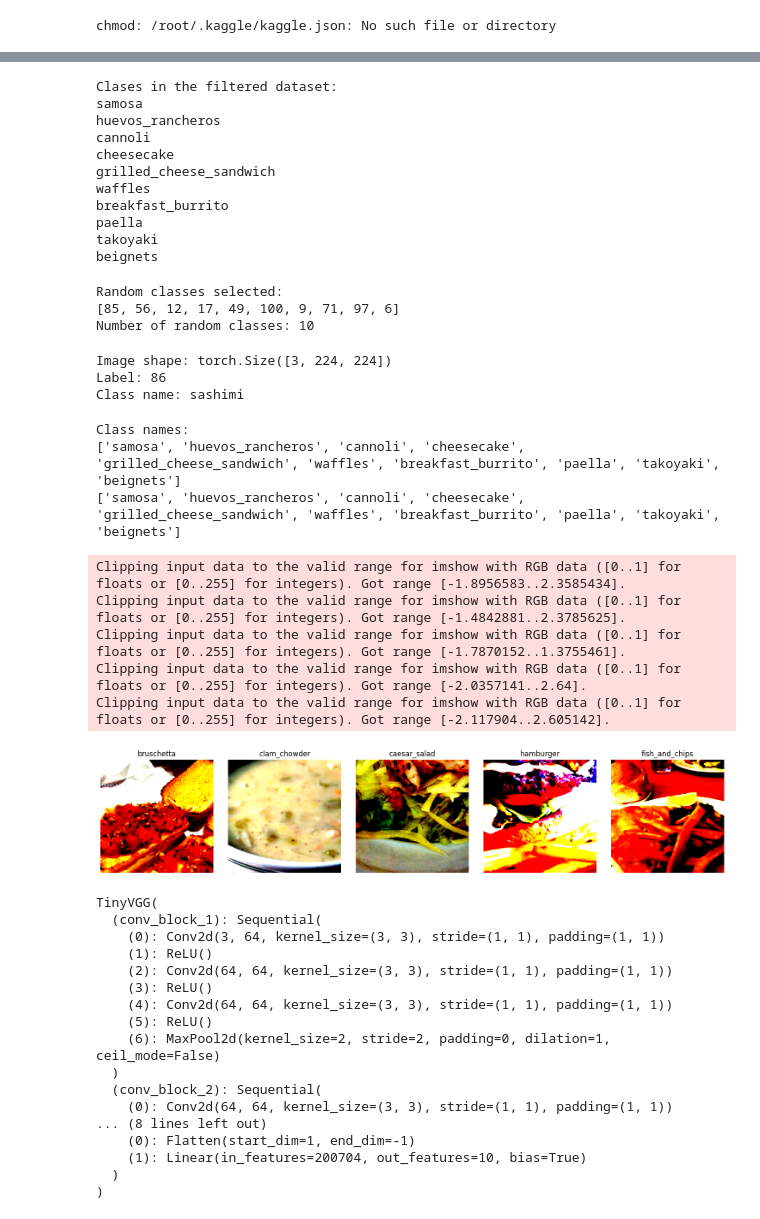
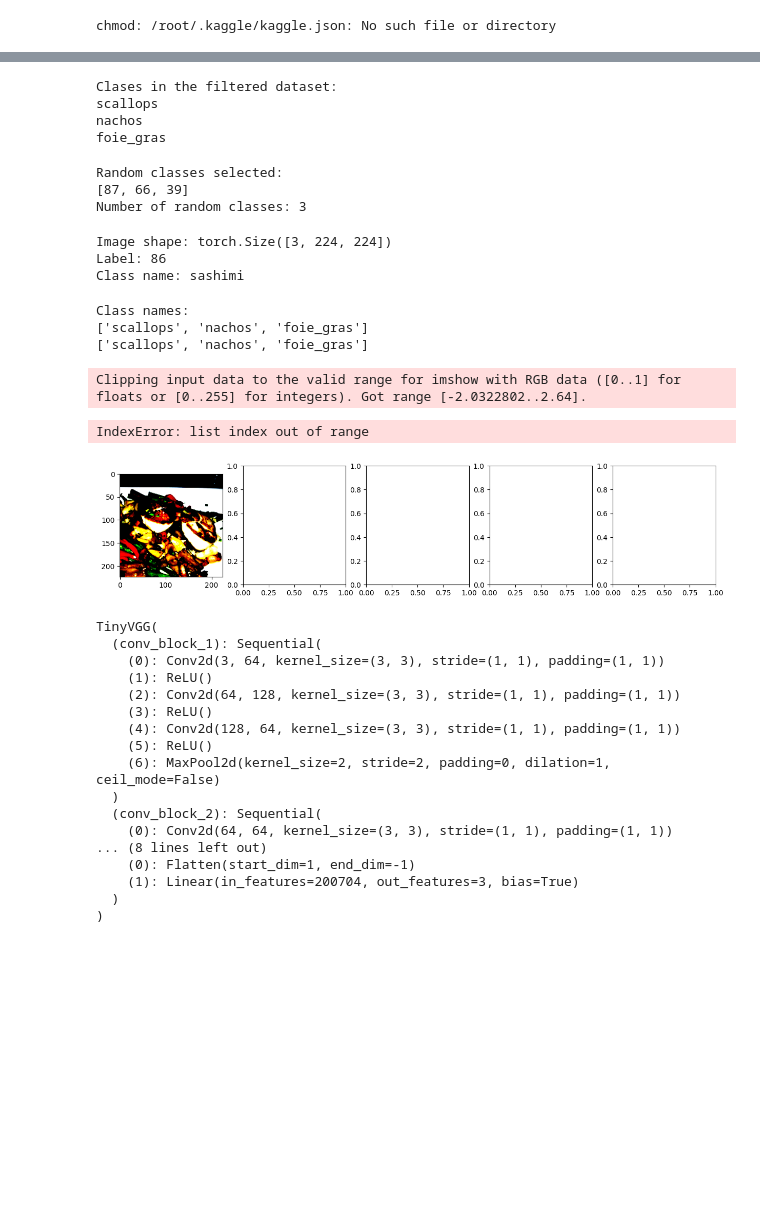
Before and after one commit to dkonuk/pytorch, a Jupyter notebook: Pytorch_deep_learning/Food101_full_dataset.ipynb, the cells around one changed output, grey strips where cells are left out. Cells and saved outputs as stored; diff of their text form; code cells hidden in the pictures; blank space fills up the shorter version.

```diff
--- a/Pytorch_deep_learning/Food101_full_dataset.ipynb
+++ b/Pytorch_deep_learning/Food101_full_dataset.ipynb
@@ -50,7 +58,7 @@ from torch.utils.data import Subset
 import random
 
 all_classes = food101_train.classes
-num_classes_to_use = 10 # Change this value to the number of classes you want to use
+num_classes_to_use = 3 # Change this value to the number of classes you want to use
 random_classes = random.sample(range(len(all_classes)), num_classes_to_use)
 
 def filter_dataset(dataset, class_indices_to_keep):
@@ -65,15 +73,31 @@ def filter_dataset(dataset, class_indices_to_keep):
             new_targets.append(class_indices_to_keep.index(dataset[i][1]))
 
     filtered_dataset = Subset(dataset, indices)
+
+    # Create a new attribute to store the remapped targets
     filtered_dataset.targets = new_targets
+
+    # Update the classes attribute
     filtered_dataset.classes = class_names_to_keep
+
+    # Create a new class_to_idx attribute
     filtered_dataset.class_to_idx = {cls: idx for idx, cls in enumerate(class_names_to_keep)}
+
+    # Add a method to get items with remapped labels
+    def __getitem__(self, idx):
+        image, _ = self.dataset[self.indices[idx]]
+        label = self.targets[idx]
+        return image, label
+
+    filtered_dataset.__getitem__ = __getitem__.__get__(filtered_dataset)
 
     print(f"Original dataset size: {original_len}")
     print(f"Filtered dataset size: {len(filtered_dataset)}")
     print(f"Number of classes kept: {len(class_indices_to_keep)}")
+    print(f"Classes: {filtered_dataset.classes}")
 
     return filtered_dataset
+
 
 # Create and filter datasets
 food101_train = Food101(root=data_path, split="train", download=False, transform=train_transforms)
@@ -101,24 +127,17 @@ for class_name in food101_train_filtered.classes:
     print(class_name)
 # %% [output]
 Clases in the filtered dataset:
-samosa
-huevos_rancheros
-cannoli
-cheesecake
-grilled_cheese_sandwich
-waffles
-breakfast_burrito
-paella
-takoyaki
-beignets
+scallops
+nachos
+foie_gras
 # %%
 print("Random classes selected:")
 print(random_classes)
 print(f"Number of random classes: {len(random_classes)}")
 # %% [output]
 Random classes selected:
-[85, 56, 12, 17, 49, 100, 9, 71, 97, 6]
-Number of random classes: 10
+[87, 66, 39]
+Number of random classes: 3
 # %%
 import random
 from PIL import Image
@@ -137,30 +156,27 @@ print(food101_train_filtered.classes)  # Print first 10 class names
 print(food101_test_filtered.classes)
 # %% [output]
 Class names:
-['samosa', 'huevos_rancheros', 'cannoli', 'cheesecake', 'grilled_cheese_sandwich', 'waffles', 'breakfast_burrito', 'paella', 'takoyaki', 'beignets']
-['samosa', 'huevos_rancheros', 'cannoli', 'cheesecake', 'grilled_cheese_sandwich', 'waffles', 'breakfast_burrito', 'paella', 'takoyaki', 'beignets']
+['scallops', 'nachos', 'foie_gras']
+['scallops', 'nachos', 'foie_gras']
 # %%
 import matplotlib.pyplot as plt
 
 def show_images(dataset, num_images=5):
     fig, axes = plt.subplots(1, num_images, figsize=(15, 3))
     for i in range(num_images):
         idx = torch.randint(0, len(dataset), (1,)).item()
         img, label = dataset[idx]
         axes[i].imshow(img.permute(1, 2, 0))  # Convert from CxHxW to HxWxC
         axes[i].set_title(dataset.classes[label])
         axes[i].axis('off')
     plt.tight_layout()
     plt.show()
 
-show_images(food101_train)
+show_images(food101_train_filtered)
 # %% [output]
-Clipping input data to the valid range for imshow with RGB data ([0..1] for floats or [0..255] for integers). Got range [-1.8956583..2.3585434].
-Clipping input data to the valid range for imshow with RGB data ([0..1] for floats or [0..255] for integers). Got range [-1.4842881..2.3785625].
-Clipping input data to the valid range for imshow with RGB data ([0..1] for floats or [0..255] for integers). Got range [-1.7870152..1.3755461].
-Clipping input data to the valid range for imshow with RGB data ([0..1] for floats or [0..255] for integers). Got range [-2.0357141..2.64].
-Clipping input data to the valid range for imshow with RGB data ([0..1] for floats or [0..255] for integers). Got range [-2.117904..2.605142].
+Clipping input data to the valid range for imshow with RGB data ([0..1] for floats or [0..255] for integers). Got range [-2.0322802..2.64].
+IndexError: list index out of range
-[figure, old version]
+[figure, new version]
 # %%
 # Create DataLoaders
 
@@ -185,7 +201,7 @@ class TinyVGG(nn.Module):
                     padding=1),
             nn.ReLU(),
             nn.Conv2d(in_channels=hidden_units*2,
-                    out_channels=hidden_units*2,
+                    out_channels=hidden_units,
                     kernel_size=3,
                     stride=1,
                     padding=1),
@@ -194,13 +210,13 @@ class TinyVGG(nn.Module):
                         stride=2)
         )
         self.conv_block_2 = nn.Sequential(
-            nn.Conv2d(in_channels=hidden_units*2,
-                    out_channels=hidden_units*2,
+            nn.Conv2d(in_channels=hidden_units,
+                    out_channels=hidden_units,
                     kernel_size=3,
                     stride=1,
                     padding=1),
             nn.ReLU(),
-            nn.Conv2d(in_channels=hidden_units*2,
+            nn.Conv2d(in_channels=hidden_units,
                     out_channels=hidden_units,
                     kernel_size=3,
                     stride=1,
@@ -238,9 +254,9 @@ TinyVGG(
   (conv_block_1): Sequential(
     (0): Conv2d(3, 64, kernel_size=(3, 3), stride=(1, 1), padding=(1, 1))
     (1): ReLU()
-    (2): Conv2d(64, 64, kernel_size=(3, 3), stride=(1, 1), padding=(1, 1))
+    (2): Conv2d(64, 128, kernel_size=(3, 3), stride=(1, 1), padding=(1, 1))
     (3): ReLU()
-    (4): Conv2d(64, 64, kernel_size=(3, 3), stride=(1, 1), padding=(1, 1))
+    (4): Conv2d(128, 64, kernel_size=(3, 3), stride=(1, 1), padding=(1, 1))
     (5): ReLU()
     (6): MaxPool2d(kernel_size=2, stride=2, padding=0, dilation=1, ceil_mode=False)
   )
@@ -248,7 +264,7 @@ TinyVGG(
     (0): Conv2d(64, 64, kernel_size=(3, 3), stride=(1, 1), padding=(1, 1))
 ... (8 lines left out)
     (0): Flatten(start_dim=1, end_dim=-1)
-    (1): Linear(in_features=200704, out_features=10, bias=True)
+    (1): Linear(in_features=200704, out_features=3, bias=True)
   )
 )
 # %%
```
Also changed, not shown: parts of 9 cells of this notebook.
